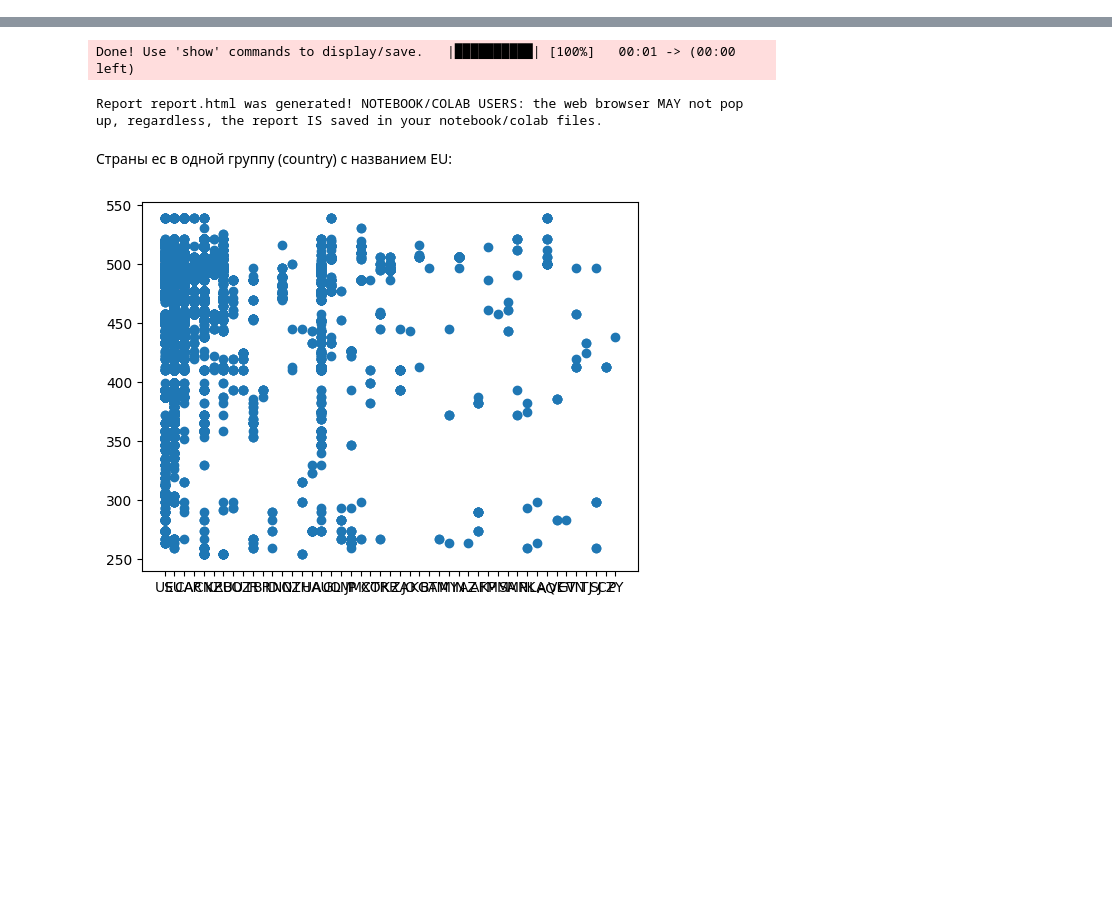
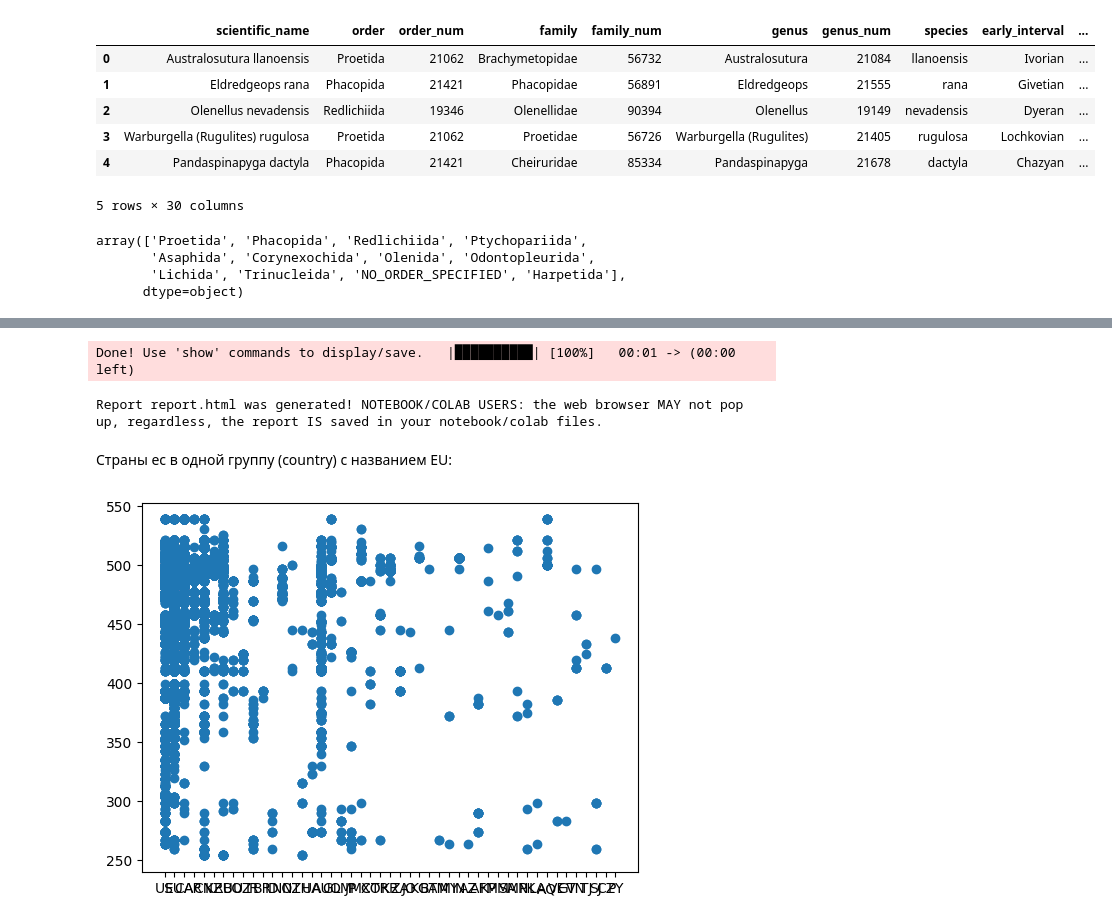
Before and after one commit to MaGNeT49/practiceML, a Jupyter notebook: test.ipynb, the cells around one changed output, grey strips where cells are left out. Drawn from its saved outputs; the diff is of its cells as text; code cells hidden in the pictures; blank space fills up the shorter version.

```diff
--- a/test.ipynb
+++ b/test.ipynb
@@ -6,3 +6,20 @@ import numpy as np
 import plotly.express as px
 
 df = pandas.read_csv("table.csv")
+# %%
+df.head()
+# %% [output]
+|  | scientific_name | order | order_num | family | family_num | genus | genus_num | species | early_interval | ... |
+| 0 | Australosutura llanoensis | Proetida | 21062 | Brachymetopidae | 56732 | Australosutura | 21084 | llanoensis | Ivorian | ... |
+| 1 | Eldredgeops rana | Phacopida | 21421 | Phacopidae | 56891 | Eldredgeops | 21555 | rana | Givetian | ... |
+| 2 | Olenellus nevadensis | Redlichiida | 19346 | Olenellidae | 90394 | Olenellus | 19149 | nevadensis | Dyeran | ... |
+| 3 | Warburgella (Rugulites) rugulosa | Proetida | 21062 | Proetidae | 56726 | Warburgella (Rugulites) | 21405 | rugulosa | Lochkovian | ... |
+| 4 | Pandaspinapyga dactyla | Phacopida | 21421 | Cheiruridae | 85334 | Pandaspinapyga | 21678 | dactyla | Chazyan | ... |
+5 rows × 30 columns
+# %%
+df.order.unique()
+# %% [output]
+array(['Proetida', 'Phacopida', 'Redlichiida', 'Ptychopariida',
+       'Asaphida', 'Corynexochida', 'Olenida', 'Odontopleurida',
+       'Lichida', 'Trinucleida', 'NO_ORDER_SPECIFIED', 'Harpetida'],
+      dtype=object)
```
Also changed, not shown: parts of 3 cells of this notebook, 3 other files.
